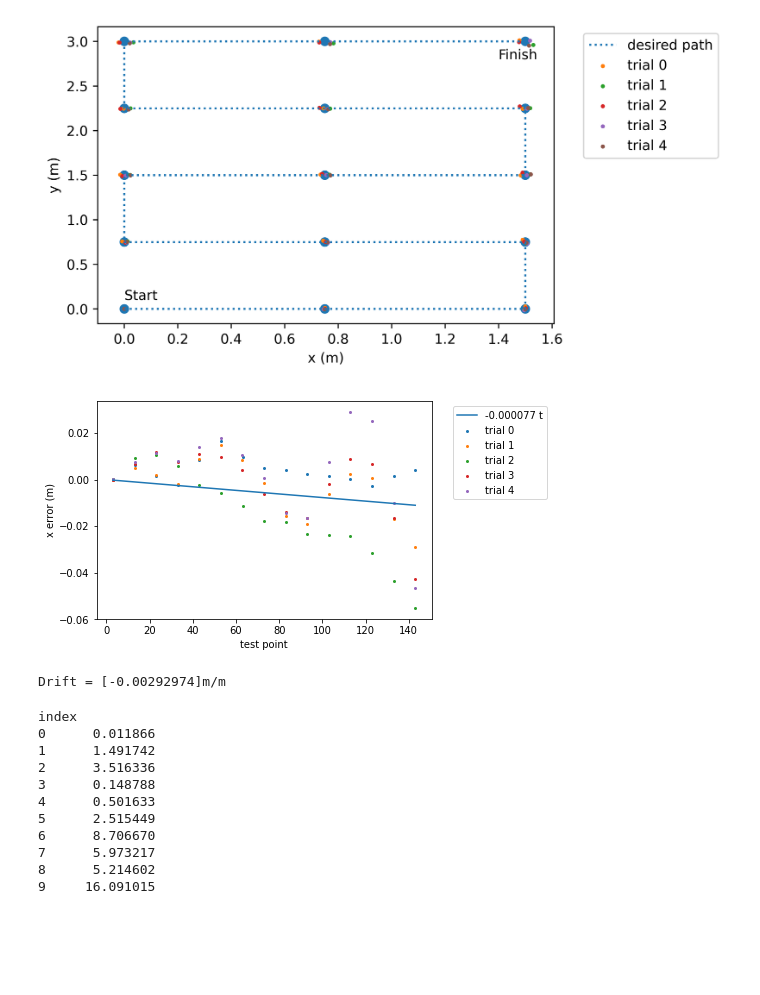
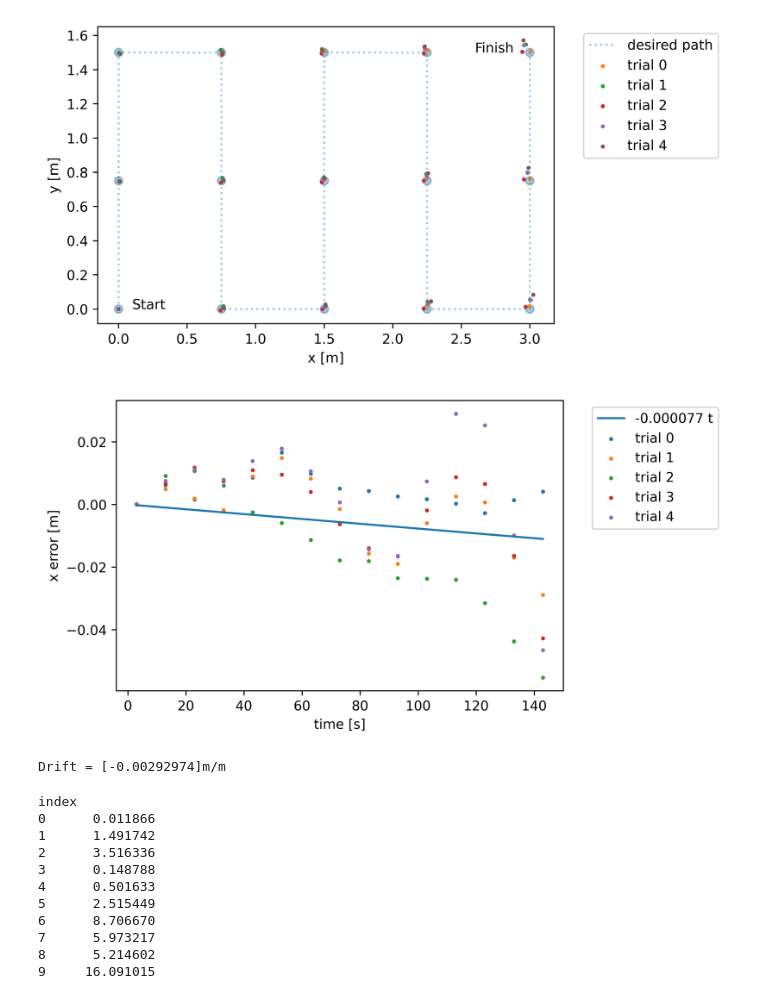
Before and after one commit to dyerbm/OmniWheel, a Jupyter notebook: 3WD-Omniwheel/VICON Data/Data_Processing_Enviro.ipynb, the cells around one changed output. Cells and saved outputs as stored; diff of their text form; code cells hidden in the pictures; blank space fills up the shorter version.

```diff
--- a/3WD-Omniwheel/VICON Data/Data_Processing_Enviro.ipynb
+++ b/3WD-Omniwheel/VICON Data/Data_Processing_Enviro.ipynb
@@ -2,14 +2,14 @@
 import numpy as np
 import matplotlib.pyplot as plt
 import pandas as pd
-#from tqdm import tqdm #library to make a progress bar when doing long for loops
+from tqdm import tqdm #library to make a progress bar when doing long for loops
 from scipy.optimize import curve_fit #for forcing curve fit
 import time #for testing efficiency of code
 
 import warnings
 warnings.filterwarnings('ignore') #suppressed normal warnings (disable this if something stops working)
 
-xy = 'y' #we looking at x or y?
+xy = 'x' #we looking at x or y?
 # %%
 def process(filename): #return a processed dataframe
     data = pd.read_excel(filename,
@@ -87,12 +87,13 @@ my_index = pd.MultiIndex(levels=[[]]*2,
 my_columns = [u'e_theta', u'e_x', u'e_y',u'globaltime',u'x_r',u'y_r',u'theta_r',u'x_d',u'y_d',u'theta_d']
 multiframe=pd.DataFrame(index=my_index, columns=my_columns)
 
-#pull_points=[2,10,18,26,34,42,50,58,66,74,82,90,98,106,114]
-pull_points=[3,13,23,33,43,53,63,73,83,93,103,113,123,133,143]
+#pull_points=[2,10,18,26,34,42,50,58,66,74,82,90,98,106,114] #points for unadjusted
+pull_points=[3,13,23,33,43,53,63,73,83,93,103,113,123,133,143] #points for adjusted
 
-#for i in tqdm(range(5)):
-for i in range(5):
-    frame = process("./03-09-2020/SMC_"+xy+"_zigzag"+str(i)+".xlsx")
+for i in tqdm(range(5)):
+#for i in range(10):
+    frame = process("./03-09-2020/SMC_"+xy+"_zigzag"+str(i)+".xlsx") #adjusted data
+    #frame = process("./31-08-2020/SMC_"+xy+"_zigzag"+str(i)+".xlsx") #unadjusted data
     frame = get_points(frame, pull_points)
     multiframe = multiframe.append(frame.assign(k='trial'+str(i)).set_index('k',append=True).swaplevel(0,1))
 
@@ -100,20 +101,24 @@ for i in range(5):
 # %%
 fig = plt.figure(dpi=600)
 ax = plt.subplot(1,1,1)
-ax.plot(multiframe.loc['trial0']['x_d'], multiframe.loc['trial0']['y_d'],':', label='desired path')
-ax.scatter(multiframe.loc['trial0']['x_d'],multiframe.loc['trial0']['y_d'])
+ax.plot(multiframe.loc['trial0']['x_d'], multiframe.loc['trial0']['y_d'],':', label='desired path',alpha=0.4)
+ax.scatter(multiframe.loc['trial0']['x_d'],multiframe.loc['trial0']['y_d'],alpha=0.4)
 for i in range(5):
     ax.scatter(multiframe.loc['trial'+str(i)]['x_r'], multiframe.loc['trial'+str(i)]['y_r'],s=4, label='trial '+str(i))
 ax.legend(bbox_to_anchor=(1.05, 1), loc='upper left')
-plt.xlabel('x (m)')
-plt.ylabel('y (m)')
-plt.text(multiframe.loc['trial0']['x_d'][0],multiframe.loc['trial0']['y_d'][0]+0.1, 'Start', fontsize=10)
-plt.text(multiframe.loc['trial0']['x_d'][14]-0.1,multiframe.loc['trial0']['y_d'][14]-0.2, 'Finish', fontsize=10)
+plt.xlabel('x [m]')
+plt.ylabel('y [m]')
+if xy=='x':
+    plt.text(multiframe.loc['trial0']['x_d'][0]+0.1,multiframe.loc['trial0']['y_d'][0], 'Start', fontsize=10)
+    plt.text(multiframe.loc['trial0']['x_d'][14]-0.4,multiframe.loc['trial0']['y_d'][14], 'Finish', fontsize=10)
+else:
+    plt.text(multiframe.loc['trial0']['x_d'][0],multiframe.loc['trial0']['y_d'][0]+0.1, 'Start', fontsize=10)
+    plt.text(multiframe.loc['trial0']['x_d'][14]-0.1,multiframe.loc['trial0']['y_d'][14]-0.2, 'Finish', fontsize=10)
 #plt.text(1143,940, 'window fan', fontsize=8)
-plt.savefig('zigzag_y.pdf', format='pdf', bbox_inches='tight')
+plt.savefig('zigzag_adj_'+xy+'_.pdf', format='pdf', bbox_inches='tight')
 plt.show()
 # %% [output]
-[figure, old version]
+[figure, new version]
 # %%
 def fit_func(x, a): #Come up with linear fits for drift (b=0)
     return a*x
@@ -121,18 +126,20 @@ m=0
 for i in range(5):
     m = m+curve_fit(fit_func, multiframe.loc['trial'+str(i)]['globaltime'], multiframe.loc['trial'+str(i)]['e_'+xy])[0]/5.
 
+fig = plt.figure(dpi=600)
 ax = plt.subplot(1,1,1)
 for i in range(5):
     ax.scatter(multiframe.loc['trial'+str(i)]['globaltime'],multiframe.loc['trial'+str(i)]['e_'+xy], s=4, label='trial '+str(i))
 ax.plot(multiframe.loc['trial'+str(i)]['globaltime'],m*multiframe.loc['trial'+str(i)]['globaltime'],label=("%f t" % (m)))
 ax.legend(bbox_to_anchor=(1.05, 1), loc='upper left')
-plt.xlabel('test point')
-plt.ylabel(xy +' error (m)')
+plt.xlabel('time [s]')
+plt.ylabel(xy +' error [m]')
+plt.savefig('zigzag_adj_'+xy+'_err_.pdf', format='pdf', bbox_inches='tight')
 plt.show()
 
 print("Drift = " + str(m*114./3.) + "m/m")
 # %% [output]
-[figure, old version]
+[figure, new version]
 Drift = [-0.00292974]m/m
 # %%
 RMSE = 0
```
Also changed, not shown: 18 other files.
